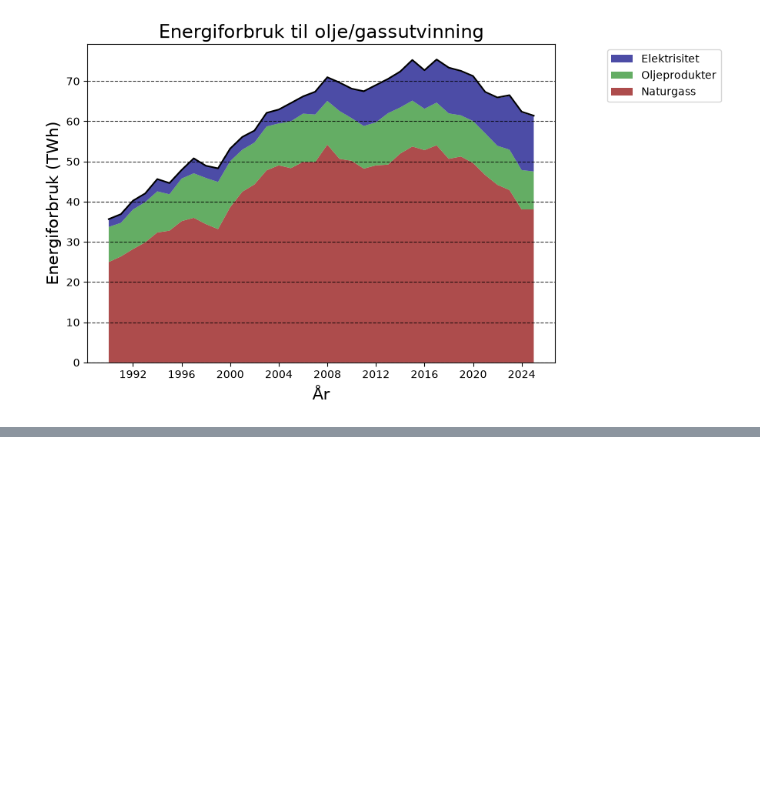
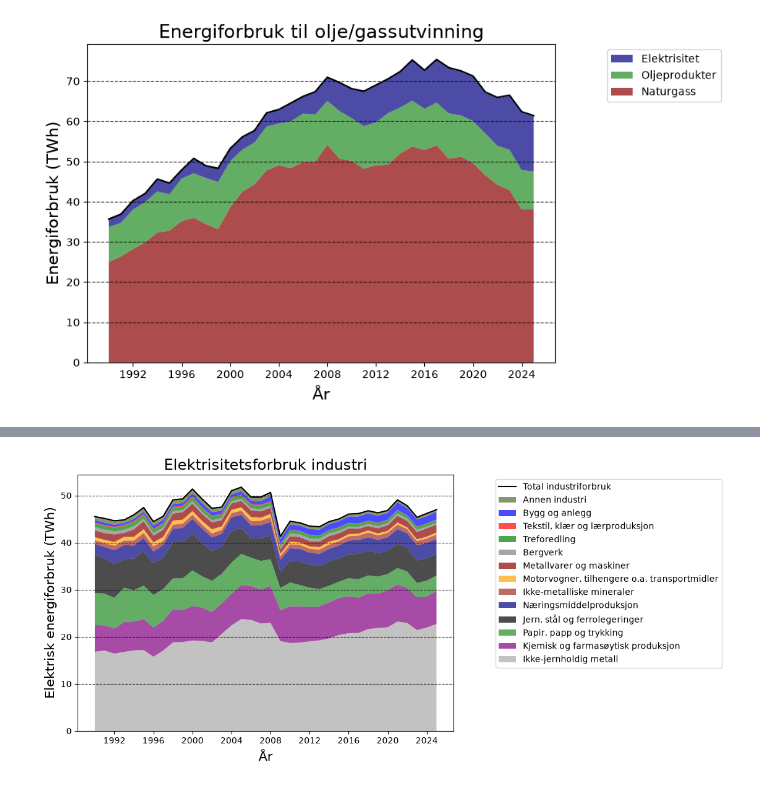
Before and after one commit to Oyvind-Aas/Electricity_and_Energy, a Jupyter notebook: Norway_energy.ipynb, the cells around one changed output, grey strips where cells are left out. Saved outputs shown, nothing was run; the diff lists cells and outputs as text; code cells hidden in the pictures; blank space fills up the shorter version.

```diff
--- a/Norway_energy.ipynb
+++ b/Norway_energy.ipynb
@@ -70,0 +241,61 @@ plt.show()
+# %%
+elektrisitet = df[df.energiprodukt == 'Elektrisitet']
+# %%
+industri_total = elektrisitet.loc[elektrisitet.energibalansepost == '12.1 Industri og bergverk', 'value'].to_numpy()
+jern = elektrisitet.loc[elektrisitet.energibalansepost == '12.1.1 Produksjon av jern,stål, og ferrolegeringer', 'value'].to_numpy()
+kjemisk = elektrisitet.loc[elektrisitet.energibalansepost == '12.1.2 Produksjon av kjemiske og farmasøytiske produkter', 'value'].to_numpy()
+metall = elektrisitet.loc[elektrisitet.energibalansepost == '12.1.3 Produksjon av ikke-jernholdige metaller', 'value'].to_numpy()
+mineral = elektrisitet.loc[elektrisitet.energibalansepost == '12.1.4 Produksjon av ikke metallholdige mineralprodukter', 'value'].to_numpy()
+transportmidler = elektrisitet.loc[elektrisitet.energibalansepost == '12.1.5 Produksjon av motorvogner, tilhengere og andre transportmidler', 'value'].to_numpy()
+maskiner = elektrisitet.loc[elektrisitet.energibalansepost == '12.1.6 Produksjon av metallvarer, maskiner og utstyr', 'value'].to_numpy()
+bergverk = elektrisitet.loc[elektrisitet.energibalansepost == '12.1.7 Bergverk', 'value'].to_numpy()
+næringsmidler = elektrisitet.loc[elektrisitet.energibalansepost == '12.1.8 Produksjon av nærings- og nytelsesmidler', 'value'].to_numpy()
+papir = elektrisitet.loc[elektrisitet.energibalansepost == '12.1.9 Produksjon av papir og papirvarer, og trykking', 'value'].to_numpy()
+treforedling = elektrisitet.loc[elektrisitet.energibalansepost == '12.1.10 Treforedling', 'value'].to_numpy()
+tekstiler = elektrisitet.loc[elektrisitet.energibalansepost == '12.1.11 Produksjon av tekstiler, klær, lær og lærvarer', 'value'].to_numpy()
+bygg = elektrisitet.loc[elektrisitet.energibalansepost == '12.1.12 Bygg og anlegg', 'value'].to_numpy()
+annet = elektrisitet.loc[elektrisitet.energibalansepost == '12.1.13 Annen industri', 'value'].to_numpy()
+# %%
+fig, ax = plt.subplots()
+
+ax.set_xlabel('År', fontsize = 15)
+ax.set_ylabel('Elektrisk energiforbruk (TWh)', color='black', fontsize = 15)
+
+ax.stackplot(
+    elektrisitet['år'].unique().astype(int),
+    metall / 1e3,
+    kjemisk / 1e3,
+    papir / 1e3,
+    jern / 1e3,
+    næringsmidler / 1e3,
+    mineral / 1e3,
+    transportmidler / 1e3,
+    maskiner / 1e3,
+    bergverk / 1e3,
+    treforedling / 1e3,
+    tekstiler / 1e3,
+    bygg / 1e3,
+    annet / 1e3,
+    labels=['Ikke-jernholdig metall', 'Kjemisk og farmasøytisk produksjon', 'Papir, papp og trykking', 'Jern, stål og ferrolegeringer',
+            'Næringsmiddelproduksjon', 'Ikke-metalliske mineraler', 'Motorvogner, tilhengere o.a. transportmidler', 'Metallvarer og maskiner',
+            'Bergverk', 'Treforedling', 'Tekstil, klær og lærproduksjon', 'Bygg og anlegg', 'Annen industri'],
+    colors=['darkgrey', 'purple', 'forestgreen', 'black', 'navy', 'brown', 'orange', 'darkred', 'grey', 'green', 'red', 'blue', 'darkolivegreen'],
+    alpha=0.7
+)
+
+ax.xaxis.set_major_locator(MaxNLocator(integer=True))
+
+ax.plot(elektrisitet['år'].unique().astype(int),
+        industri_total / 1e3,
+        color = 'black', label = 'Total industriforbruk')
+
+fig.tight_layout()
+fig.set_figheight(5)
+fig.set_figwidth(7)
+ax.set_title('Elektrisitetsforbruk industri', fontsize = 17)
+ax.legend(fontsize='medium', loc='upper left', bbox_to_anchor=(1.1, 1), reverse=True)
+
+plt.grid(axis='y', linestyle='--', alpha=0.8, color ='black')
+plt.show()
+# %% [output]
+[figure, added]
```
Also changed, not shown: parts of 13 cells of this notebook.
